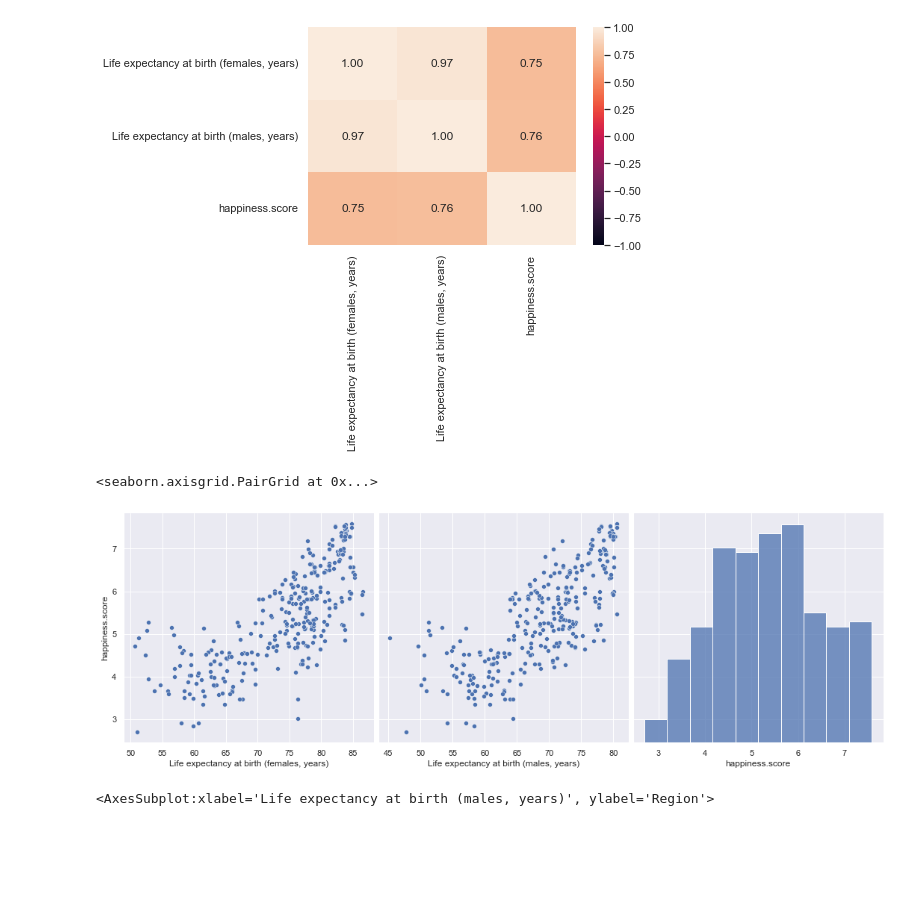
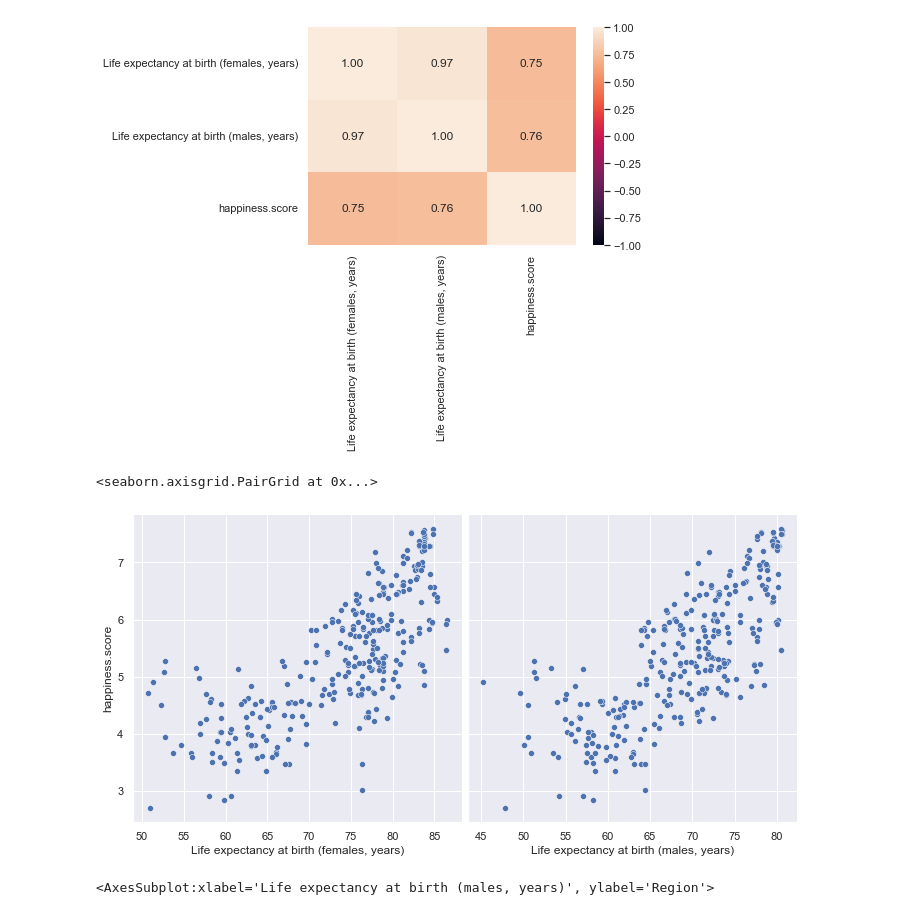
Before and after one commit to keithsim-16/world-happiness-eda-ml, a Jupyter notebook: 3. EDA/Exploratory Data Analysis.ipynb, the cells around one changed output. Drawn from its saved outputs; the diff is of its cells as text; code cells hidden in the pictures; blank space fills up the shorter version.

Commit message:
Finalised Notebooks
- Finalised Notebooks for Preliminary Testing, Data Processing & Cleaning and EDA after 22 Apr (Friday) Meeting

```diff
--- a/3. EDA/Exploratory Data Analysis.ipynb
+++ b/3. EDA/Exploratory Data Analysis.ipynb
@@ -803,10 +807,12 @@ sb.heatmap(life_expectancy.corr(), vmin = -1, vmax = 1, annot = True, fmt=".2f")
 [figure]
 # %%
 # Draw pairs of variables against one another
-sb.pairplot(data = life_expectancy, y_vars = ['happiness.score'], height = 5)
+sb.pairplot(data = life_expectancy, x_vars = ['Life expectancy at birth (females, years)',
+                                               'Life expectancy at birth (males, years)'],
+            y_vars = ['happiness.score'], height = 5)
 # %% [output]
 <seaborn.axisgrid.PairGrid at 0x...>
-[figure, old version]
+[figure, new version]
 # %%
 # Group Life expectancy (males) by the categorical variable to find the medians for each boxplot above and sort accordingly
 f = plt.figure(figsize=(16, 8))
```
Also changed, not shown: parts of 8 cells of this notebook, 1 other file.
